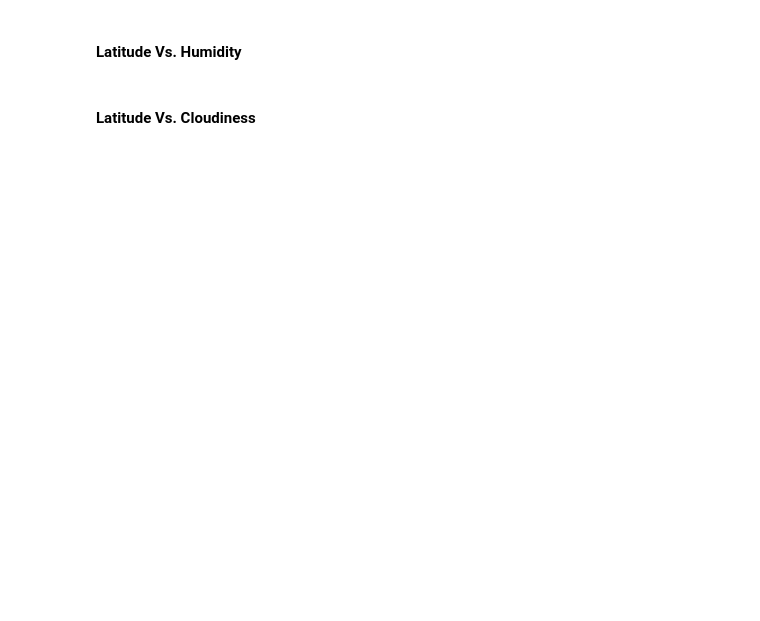
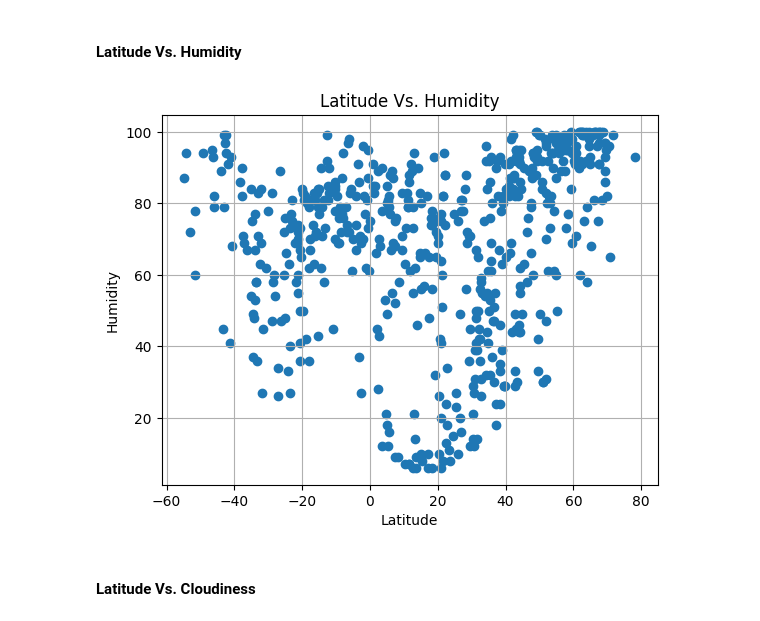
Before and after one commit to bluejays101/python-api-challenge, a Jupyter notebook: WeatherPy.ipynb, the cells around one changed output. Saved outputs shown, nothing was run; the diff lists cells and outputs as text; code cells hidden in the pictures; blank space fills up the shorter version.

```diff
--- a/WeatherPy.ipynb
+++ b/WeatherPy.ipynb
@@ -213,16 +228,21 @@ plt.show()
 #### Latitude Vs. Humidity
 # %%
 # Build the scatter plots for latitude vs. humidity
-# YOUR CODE HERE
+plt.scatter(city_data_df['Lat'], city_data_df['Humidity'])
 
 # Incorporate the other graph properties
-# YOUR CODE HERE
+plt.xlabel('Latitude')
+plt.ylabel('Humidity')
+plt.title('Latitude Vs. Humidity')
+plt.grid(True)
 
 # Save the figure
 plt.savefig("output_data/Fig2.png")
 
 # Show plot
 plt.show()
+# %% [output]
+[figure, added]
 # %% [markdown]
 #### Latitude Vs. Cloudiness
 # %%
```
Also changed, not shown: parts of 39 cells of this notebook, 13 other files.
